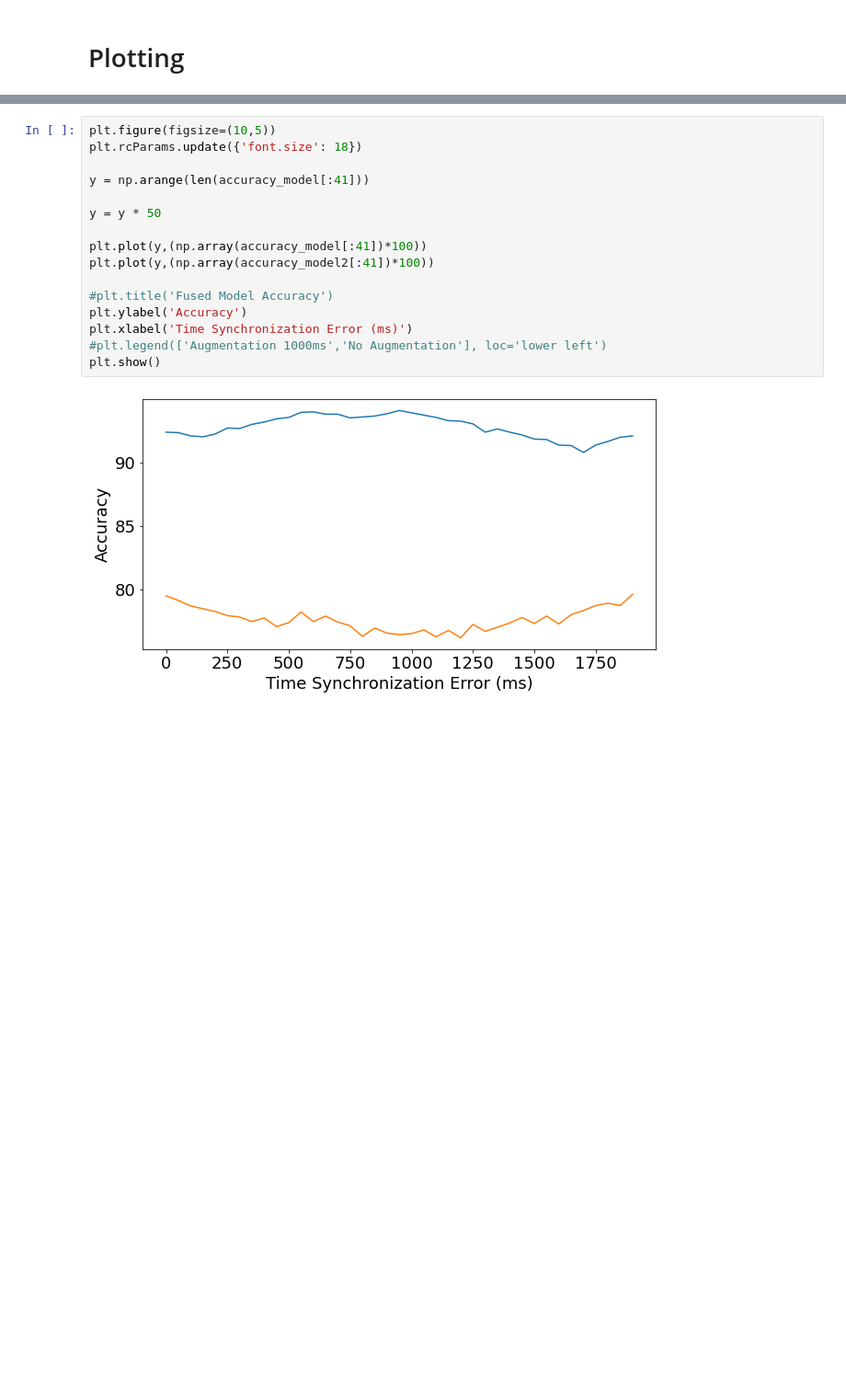
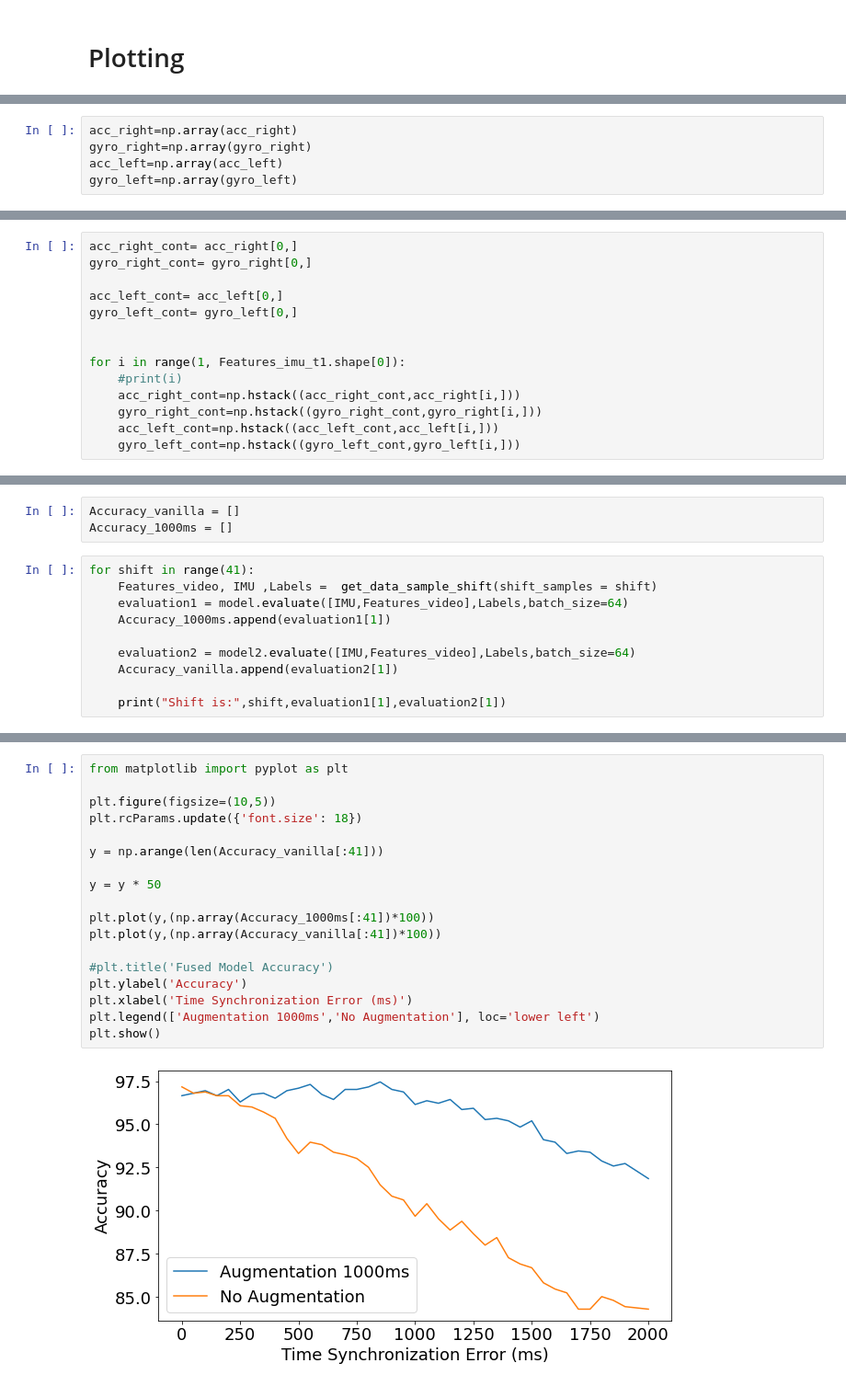
Before and after one commit to milo168/ECE209TimeStamp, a Jupyter notebook: TimeAwareness/Augmented_Fusion Training_Video_IMU.ipynb, the cells around one changed output, grey strips where cells are left out. Shown at 92% size. Saved outputs shown, nothing was run; the diff lists cells and outputs as text; blank space fills up the shorter version.

Commit message:
use same shifting method as in test1000ms

```diff
--- a/TimeAwareness/Augmented_Fusion Training_Video_IMU.ipynb
+++ b/TimeAwareness/Augmented_Fusion Training_Video_IMU.ipynb
@@ -415,0 +468,5 @@ for i in range(1,40):
+# %%
+acc_right=np.array(acc_right)
+gyro_right=np.array(gyro_right)
+acc_left=np.array(acc_left)
+gyro_left=np.array(gyro_left)
@@ -415,0 +483,14 @@ for i in range(1,40):
+# %%
+acc_right_cont= acc_right[0,]
+gyro_right_cont= gyro_right[0,]
+
+acc_left_cont= acc_left[0,]
+gyro_left_cont= gyro_left[0,]
+
+
+for i in range(1, Features_imu_t1.shape[0]):
+    #print(i)
+    acc_right_cont=np.hstack((acc_right_cont,acc_right[i,]))
+    gyro_right_cont=np.hstack((gyro_right_cont,gyro_right[i,]))
+    acc_left_cont=np.hstack((acc_left_cont,acc_left[i,]))
+    gyro_left_cont=np.hstack((gyro_left_cont,gyro_left[i,]))
@@ -415,0 +560,13 @@ for i in range(1,40):
+# %%
+Accuracy_vanilla = []
+Accuracy_1000ms = []
+# %%
+for shift in range(41):
+    Features_video, IMU ,Labels =  get_data_sample_shift(shift_samples = shift)
+    evaluation1 = model.evaluate([IMU,Features_video],Labels,batch_size=64)
+    Accuracy_1000ms.append(evaluation1[1])
+
+    evaluation2 = model2.evaluate([IMU,Features_video],Labels,batch_size=64)
+    Accuracy_vanilla.append(evaluation2[1])
+
+    print("Shift is:",shift,evaluation1[1],evaluation2[1])
@@ -416,18 +591,20 @@ for i in range(1,40):
 # %%
+from matplotlib import pyplot as plt
+
 plt.figure(figsize=(10,5))
 plt.rcParams.update({'font.size': 18})
 
-y = np.arange(len(accuracy_model[:41]))
+y = np.arange(len(Accuracy_vanilla[:41]))
 
 y = y * 50
 
-plt.plot(y,(np.array(accuracy_model[:41])*100))
-plt.plot(y,(np.array(accuracy_model2[:41])*100))
+plt.plot(y,(np.array(Accuracy_1000ms[:41])*100))
+plt.plot(y,(np.array(Accuracy_vanilla[:41])*100))
 
 #plt.title('Fused Model Accuracy')
 plt.ylabel('Accuracy')
 plt.xlabel('Time Synchronization Error (ms)')
-#plt.legend(['Augmentation 1000ms','No Augmentation'], loc='lower left')
+plt.legend(['Augmentation 1000ms','No Augmentation'], loc='lower left')
 plt.show()
 # %% [output]
-[figure, old version]
+[figure, new version]
```
Also changed, not shown: parts of 28 cells of this notebook, 5 other files.
